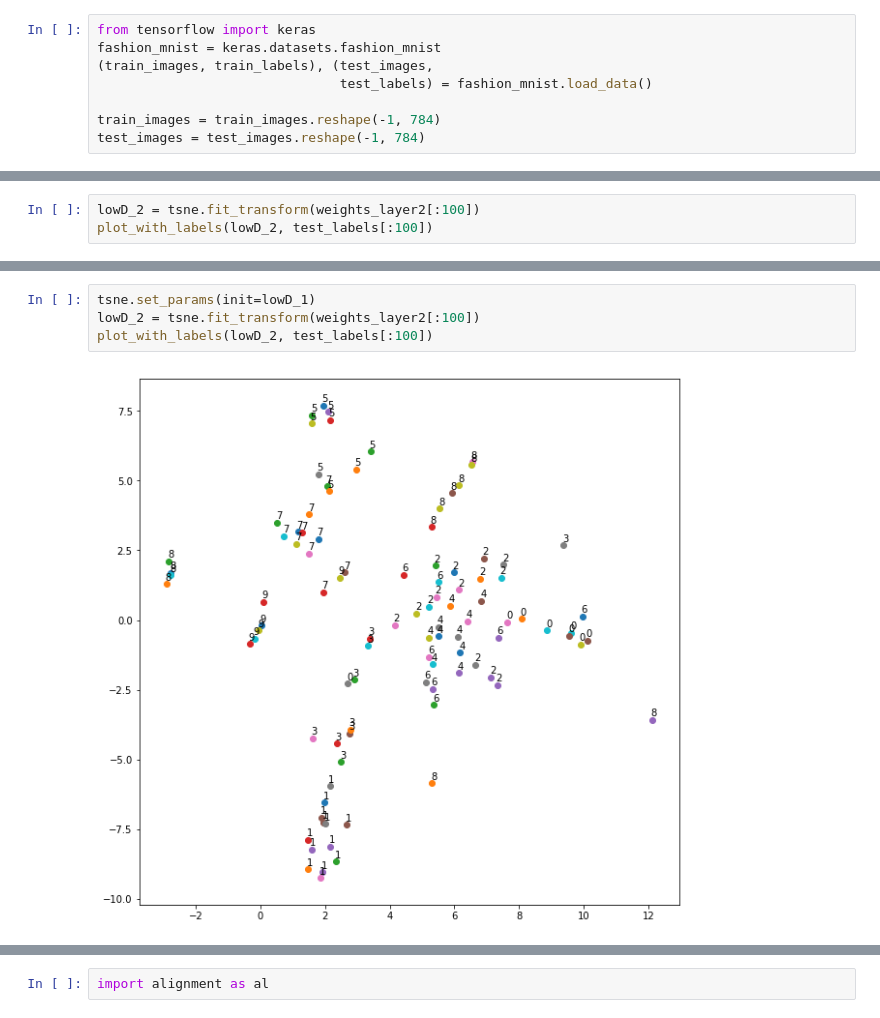
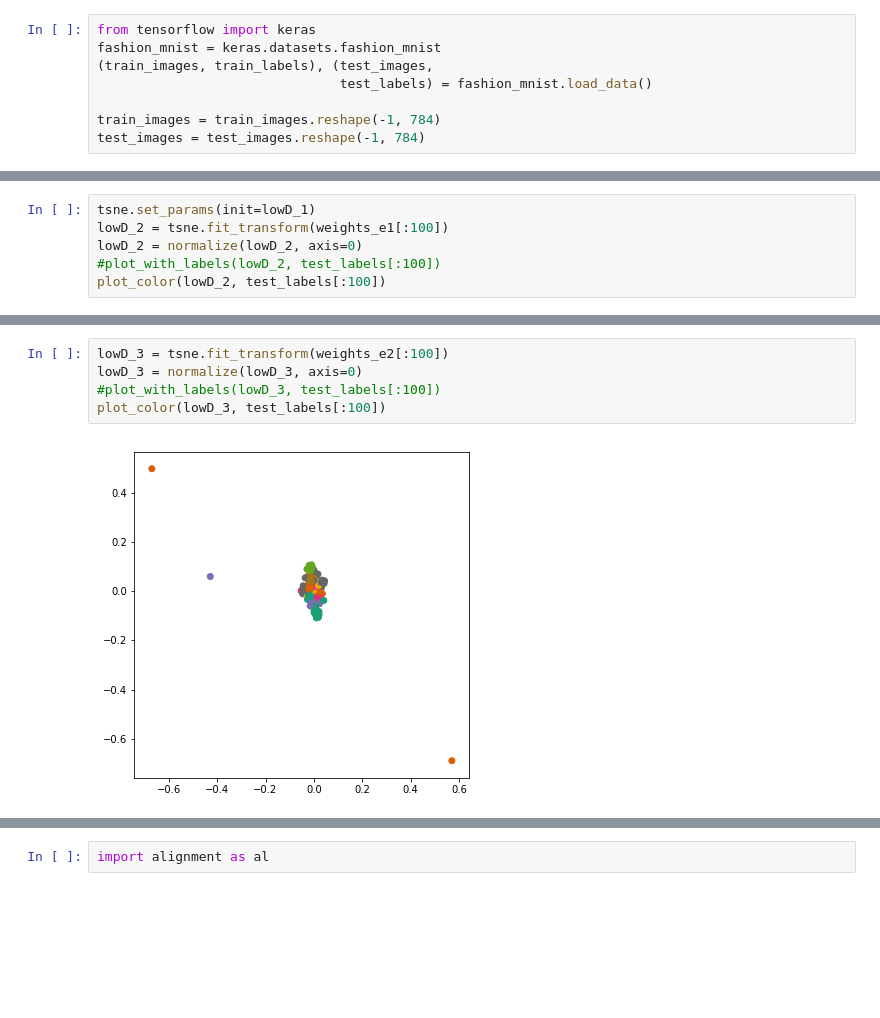
Before and after one commit to CornellDataScience/insights-vizNNs, a Jupyter notebook: MNIST_clothes/TNSE_fashion.ipynb, the cells around one changed output, grey strips where cells are left out. Drawn from its saved outputs; the diff is of its cells as text; blank space fills up the shorter version.

```diff
--- a/MNIST_clothes/TNSE_fashion.ipynb
+++ b/MNIST_clothes/TNSE_fashion.ipynb
@@ -62,4 +58,7 @@ plot_with_labels(lowD_1, test_labels[:100])
 # %%
-lowD_2 = tsne.fit_transform(weights_layer2[:100])
-plot_with_labels(lowD_2, test_labels[:100])
+tsne.set_params(init=lowD_1)
+lowD_2 = tsne.fit_transform(weights_e1[:100])
+lowD_2 = normalize(lowD_2, axis=0)
+#plot_with_labels(lowD_2, test_labels[:100])
+plot_color(lowD_2, test_labels[:100])
 # %% [output]
@@ -67,6 +66,7 @@ plot_with_labels(lowD_2, test_labels[:100])
-# %%
-tsne.set_params(init=lowD_1)
-lowD_2 = tsne.fit_transform(weights_layer2[:100])
-plot_with_labels(lowD_2, test_labels[:100])
-# %% [output]
-[figure, removed]
+# %%
+lowD_3 = tsne.fit_transform(weights_e2[:100])
+lowD_3 = normalize(lowD_3, axis=0)
+#plot_with_labels(lowD_3, test_labels[:100])
+plot_color(lowD_3, test_labels[:100])
+# %% [output]
+[figure, added]
```
Also changed, not shown: parts of 33 cells of this notebook, 6 other files.
